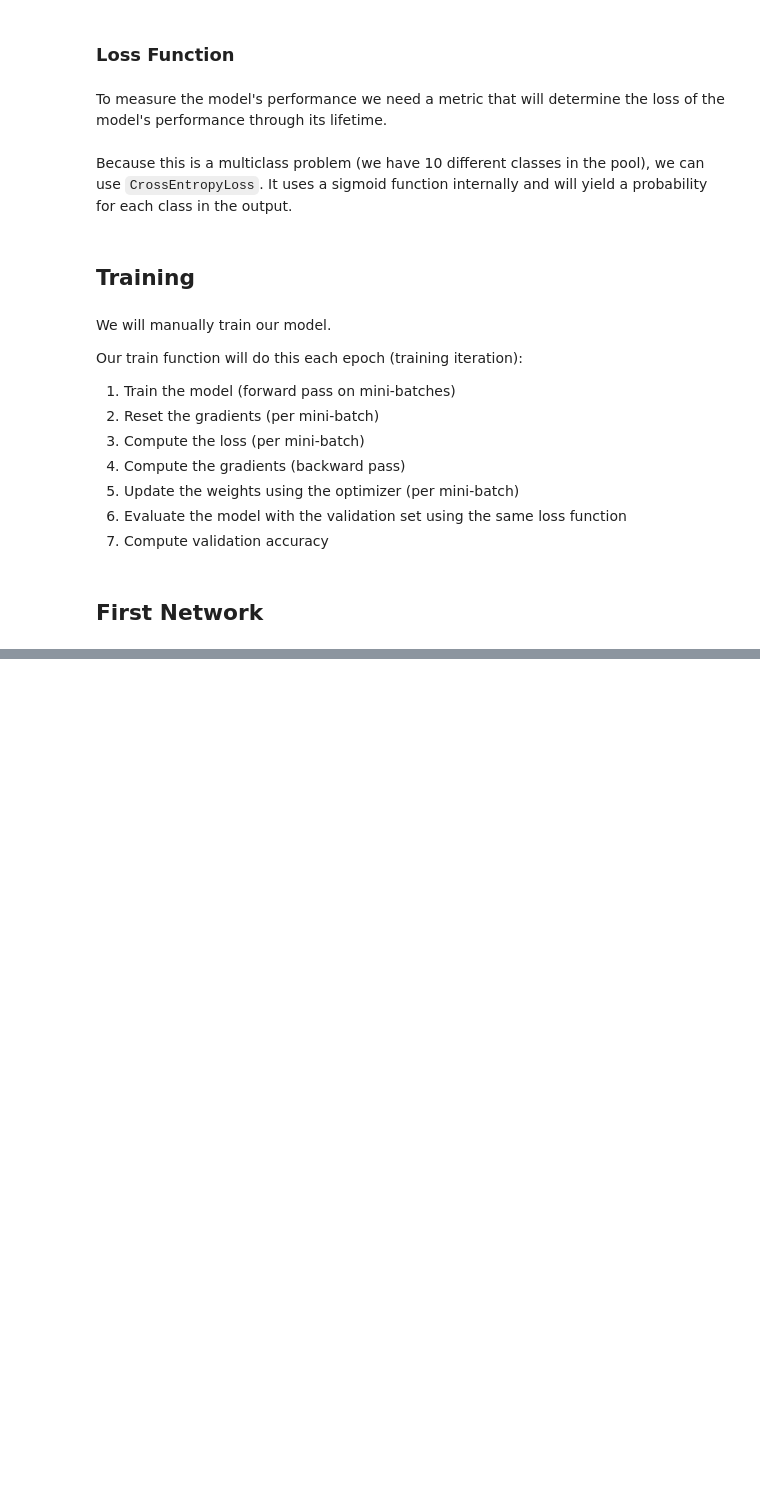
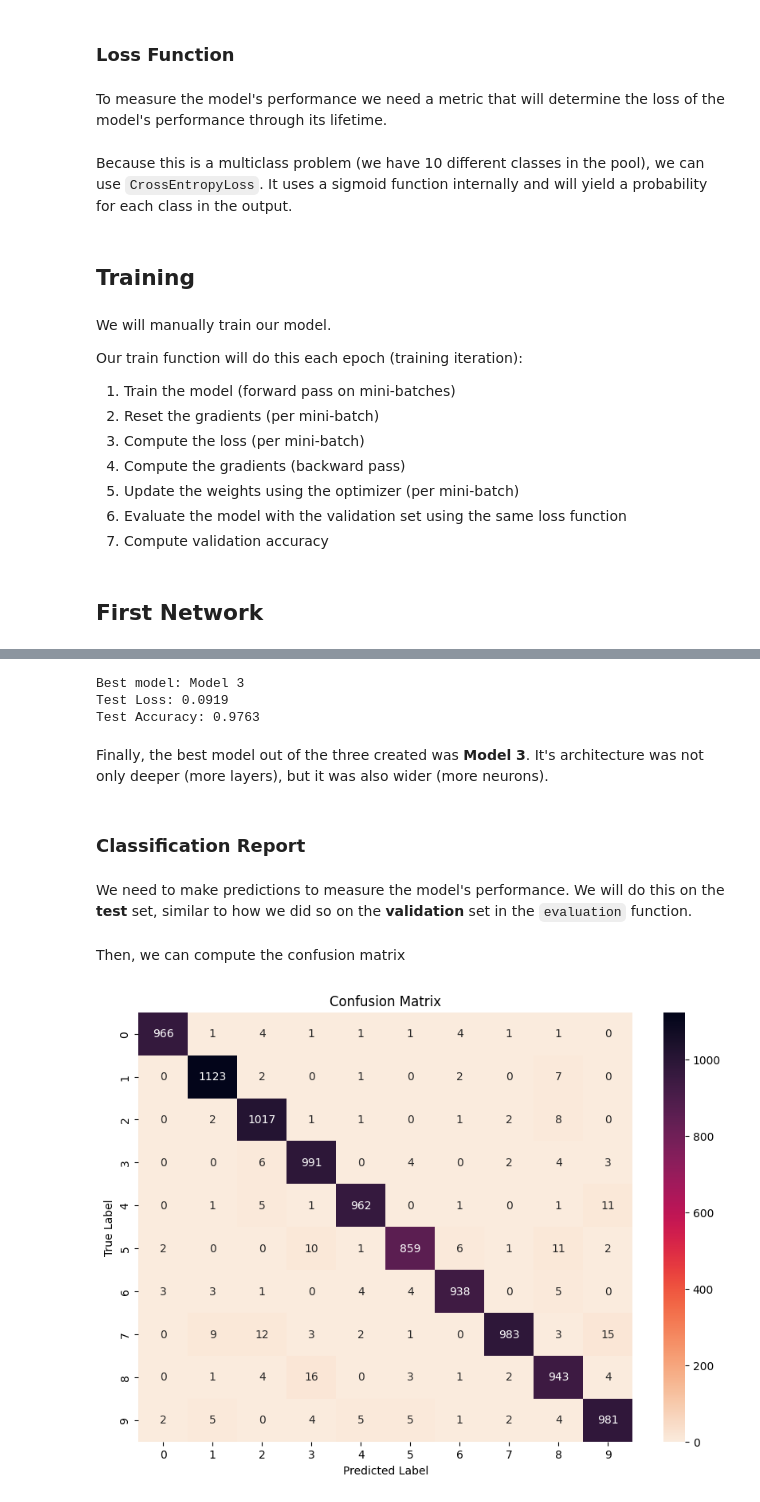
Before and after one commit to braulio-dev/cetys-icc-compint, a Jupyter notebook: 3.5. Neural Networks/main.ipynb, the cells around one changed output, grey strips where cells are left out. Cells and saved outputs as stored; diff of their text form; code cells hidden in the pictures; blank space fills up the shorter version.

```diff
--- a/3.5. Neural Networks/main.ipynb
+++ b/3.5. Neural Networks/main.ipynb
@@ -157,0 +290,11 @@ RuntimeError: mat1 and mat2 must have the same dtype, but got Byte and Float
+# %%
+loss_fn = nn.CrossEntropyLoss()
+
+test_loss1, test_acc1 = evaluate(model1, loss_fn, xtest, ytest)
+test_loss2, test_acc2 = evaluate(model2, loss_fn, xtest, ytest)
+test_loss3, test_acc3 = evaluate(model3, loss_fn, xtest, ytest)
+
+print("Test Set Results:")
+print(f"Model 1 - Loss: {test_loss1:.4f}, Accuracy: {test_acc1:.4f}")
+print(f"Model 2 - Loss: {test_loss2:.4f}, Accuracy: {test_acc2:.4f}")
+print(f"Model 3 - Loss: {test_loss3:.4f}, Accuracy: {test_acc3:.4f}")
@@ -157,0 +308,42 @@ RuntimeError: mat1 and mat2 must have the same dtype, but got Byte and Float
+# %%
+models = [model1, model2, model3]
+test_accs = [test_acc1, test_acc2, test_acc3]
+test_losses = [test_loss1, test_loss2, test_loss3]
+best_idx = test_accs.index(max(test_accs))
+best_model = models[best_idx]
+
+print(f"Best model: Model {best_idx + 1}")
+print(f"Test Loss: {test_losses[best_idx]:.4f}")
+print(f"Test Accuracy: {test_accs[best_idx]:.4f}")
+# %% [output]
+Best model: Model 3
+Test Loss: 0.0919
+Test Accuracy: 0.9763
+# %% [markdown]
+Finally, the best model out of the three created was __Model 3__. It's architecture was not only deeper (more layers), but it was also wider (more neurons).
+# %% [markdown]
+### Classification Report
+# %% [markdown]
+We need to make predictions to measure the model's performance. We will do this on the __test__ set, similar to how we did so on the __validation__ set in the `evaluation` function.
+# %%
+best_model.eval()
+with torch.no_grad():
+    # argmax because we want the best class
+    y_pred = best_model(torch.from_numpy(xtest).float()).argmax(dim=1).numpy()
+# %% [markdown]
+Then, we can compute the confusion matrix
+# %%
+n_classes = 10 # there are 10 classes in MNIST
+matrix = np.zeros((n_classes, n_classes), dtype=int) # make the matrix
+for true, pred in zip(ytest, y_pred):
+    matrix[true][pred] += 1 # then populate it by adding 1 to each x-y pair
+
+# confusion matrices are heatmaps
+plt.figure(figsize=(10, 7))
+sns.heatmap(matrix, annot=True, fmt='d', cmap='rocket_r')
+plt.xlabel('Predicted Label') #ytest
+plt.ylabel('True Label') # y_pred
+plt.title('Confusion Matrix')
+plt.show()
+# %% [output]
+[figure, added]
```
Also changed, not shown: parts of 30 cells of this notebook.
